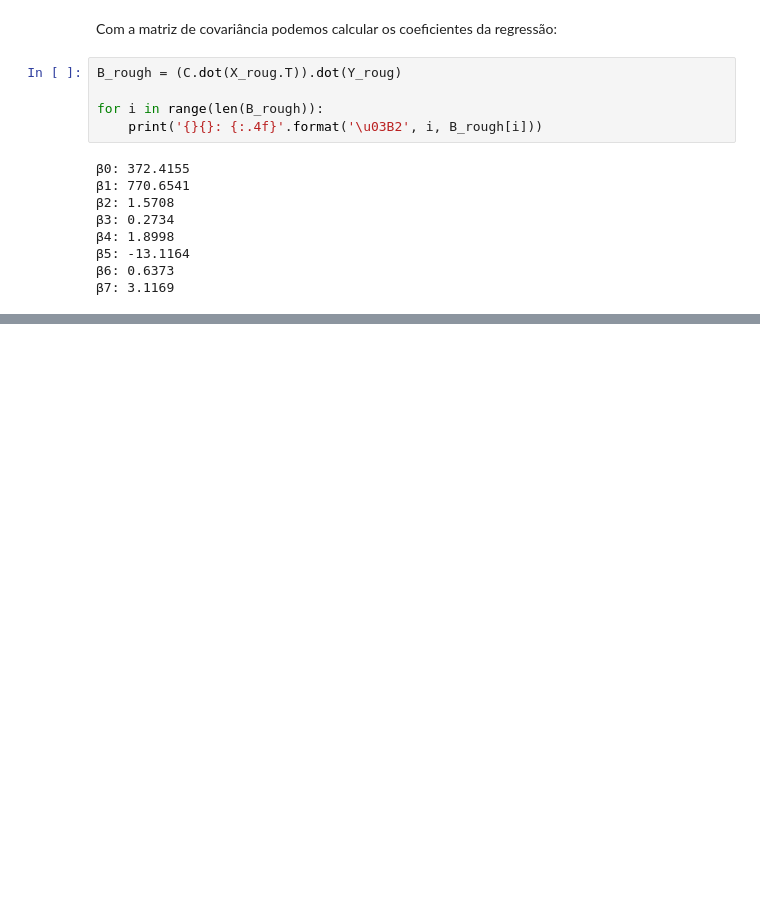
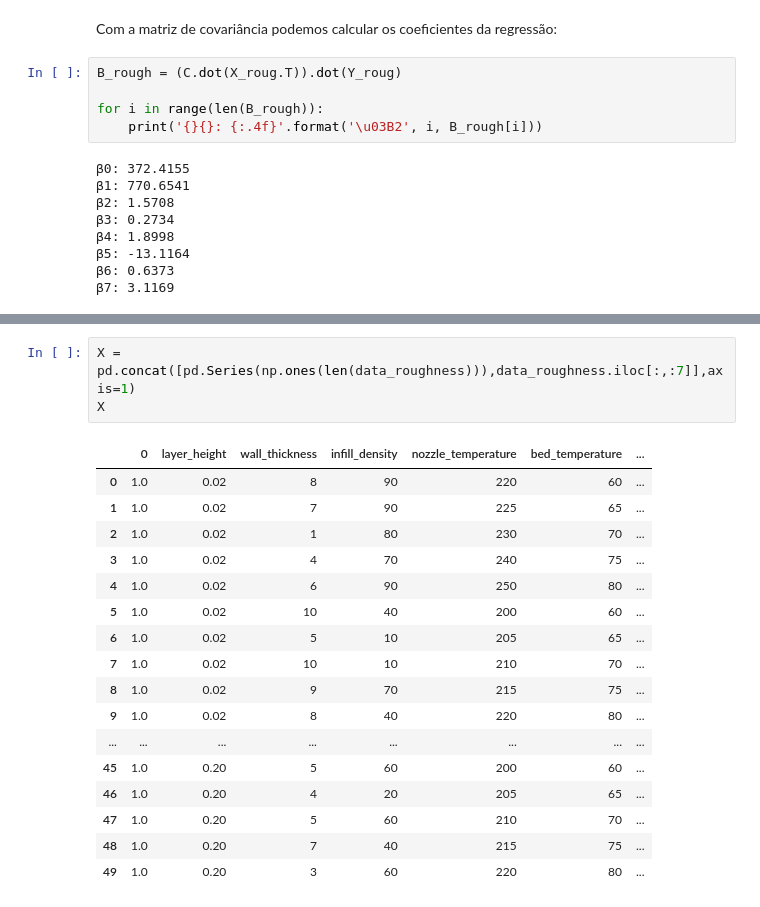
Before and after one commit to Guirubio94/3D-Printer-Analysis, a Jupyter notebook: #02.0-Notebook-Relatorio_de_analise_dos_dados.ipynb, the cells around one changed output, grey strips where cells are left out. Drawn from its saved outputs; the diff is of its cells as text; blank space fills up the shorter version.

```diff
--- a/#02.0-Notebook-Relatorio_de_analise_dos_dados.ipynb
+++ b/#02.0-Notebook-Relatorio_de_analise_dos_dados.ipynb
@@ -436,0 +531,21 @@ var_roug
+# %%
+X = pd.concat([pd.Series(np.ones(len(data_roughness))),data_roughness.iloc[:,:7]],axis=1)
+X
+# %% [output]
+|  | 0 | layer_height | wall_thickness | infill_density | nozzle_temperature | bed_temperature | ... |
+| 0 | 1.0 | 0.02 | 8 | 90 | 220 | 60 | ... |
+| 1 | 1.0 | 0.02 | 7 | 90 | 225 | 65 | ... |
+| 2 | 1.0 | 0.02 | 1 | 80 | 230 | 70 | ... |
+| 3 | 1.0 | 0.02 | 4 | 70 | 240 | 75 | ... |
+| 4 | 1.0 | 0.02 | 6 | 90 | 250 | 80 | ... |
+| 5 | 1.0 | 0.02 | 10 | 40 | 200 | 60 | ... |
+| 6 | 1.0 | 0.02 | 5 | 10 | 205 | 65 | ... |
+| 7 | 1.0 | 0.02 | 10 | 10 | 210 | 70 | ... |
+| 8 | 1.0 | 0.02 | 9 | 70 | 215 | 75 | ... |
+| 9 | 1.0 | 0.02 | 8 | 40 | 220 | 80 | ... |
+| ... | ... | ... | ... | ... | ... | ... | ... |
+| 45 | 1.0 | 0.20 | 5 | 60 | 200 | 60 | ... |
+| 46 | 1.0 | 0.20 | 4 | 20 | 205 | 65 | ... |
+| 47 | 1.0 | 0.20 | 5 | 60 | 210 | 70 | ... |
+| 48 | 1.0 | 0.20 | 7 | 40 | 215 | 75 | ... |
+| 49 | 1.0 | 0.20 | 3 | 60 | 220 | 80 | ... |
```
Also changed, not shown: parts of 20 cells of this notebook.
